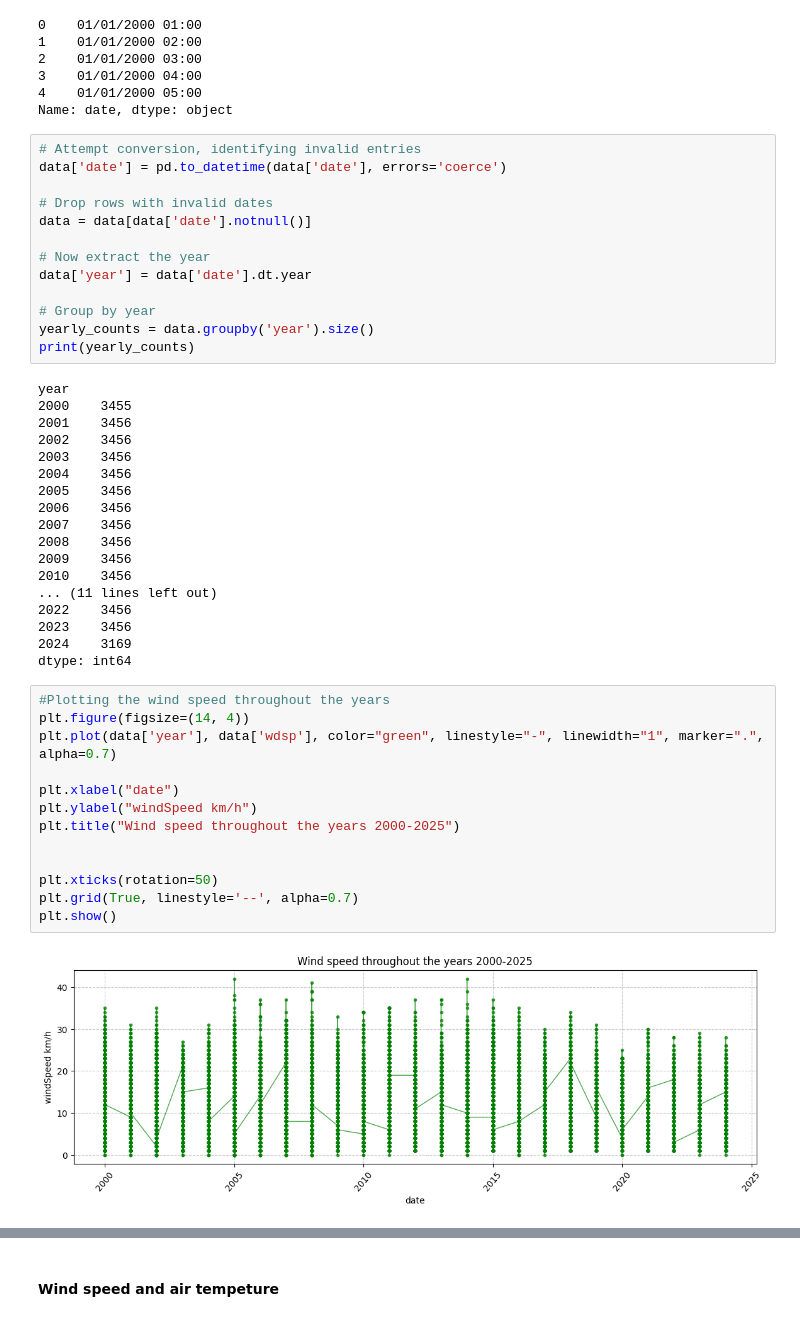
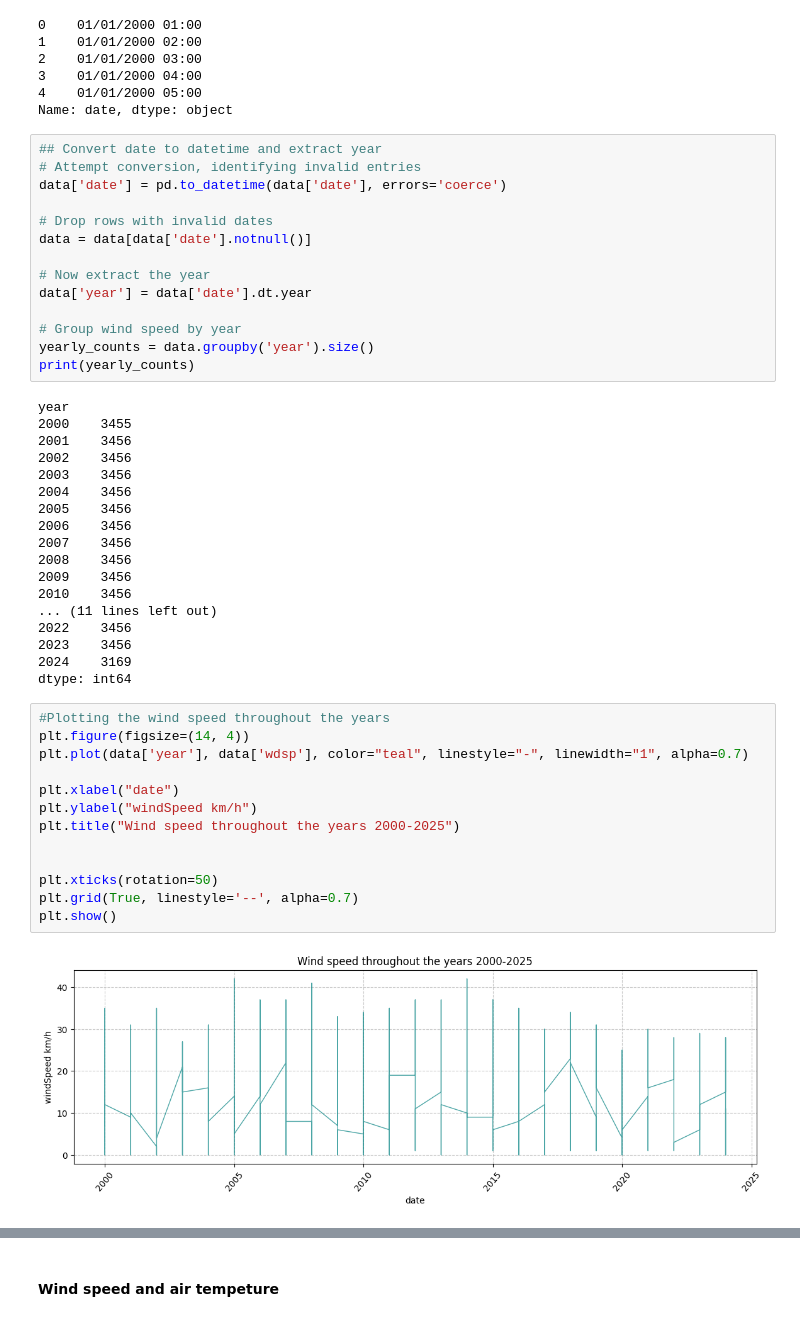
Before and after one commit to Noemidiaz/programming_for_data_analytics, a Jupyter notebook: project/windspeed_DublinAirport.ipynb, the cells around one changed output, grey strips where cells are left out. Drawn from its saved outputs; the diff is of its cells as text.

```diff
--- a/project/windspeed_DublinAirport.ipynb
+++ b/project/windspeed_DublinAirport.ipynb
@@ -123,6 +126,7 @@ print(data['date'].head())
 4    01/01/2000 05:00
 Name: date, dtype: object
 # %%
+## Convert date to datetime and extract year
 # Attempt conversion, identifying invalid entries
 data['date'] = pd.to_datetime(data['date'], errors='coerce')
 
@@ -132,7 +136,7 @@ data = data[data['date'].notnull()]
 # Now extract the year
 data['year'] = data['date'].dt.year
 
-# Group by year
+# Group wind speed by year
 yearly_counts = data.groupby('year').size()
 print(yearly_counts)
 # %% [output]
@@ -156,15 +160,15 @@ dtype: int64
 # %%
 #Plotting the wind speed throughout the years
 plt.figure(figsize=(14, 4))
-plt.plot(data['year'], data['wdsp'], color="green", linestyle="-", linewidth="1", marker=".", alpha=0.7)
+plt.plot(data['year'], data['wdsp'], color="teal", linestyle="-", linewidth="1", alpha=0.7)
 
 plt.xlabel("date")
 plt.ylabel("windSpeed km/h")
 plt.title("Wind speed throughout the years 2000-2025")
 
 
 plt.xticks(rotation=50)
 plt.grid(True, linestyle='--', alpha=0.7)
 plt.show()
 # %% [output]
-[figure, old version]
+[figure, new version]
```
Also changed, not shown: parts of 10 cells of this notebook.
